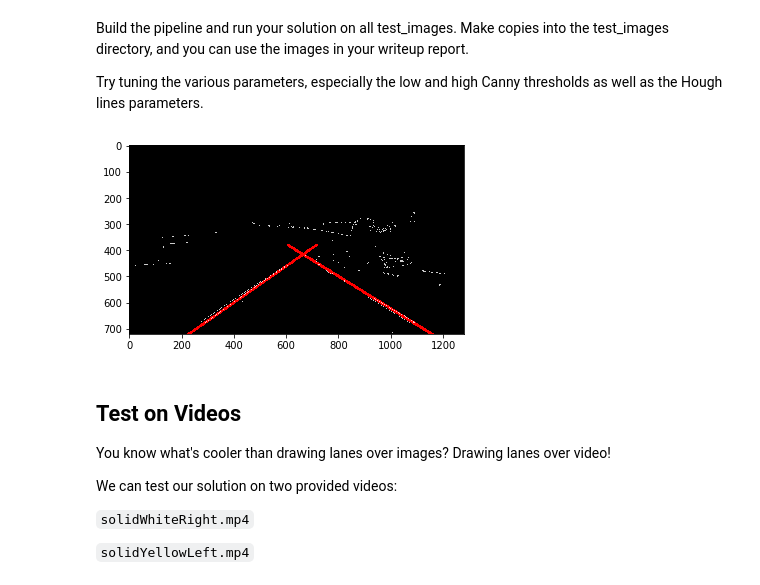
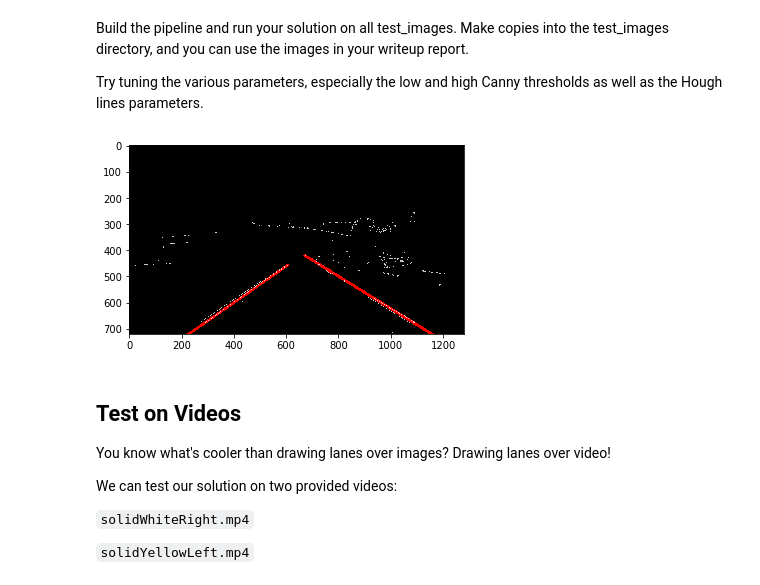
Before and after one commit to rtsaad/CarND-LaneLines-P1, a Jupyter notebook: P1.ipynb, the cells around one changed output. Saved outputs shown, nothing was run; the diff lists cells and outputs as text; code cells hidden in the pictures.

```diff
--- a/P1.ipynb
+++ b/P1.ipynb
@@ -319,36 +319,36 @@ def add_lines(img):
     high_threshold = 150
     edges = canny(blur_gray, low_threshold, high_threshold)
     #apply mask to remove non interest area
-    vertices = np.array([[(0,imshape[0]),(420,330),(510, 330),(imshape[1], imshape[0])]], dtype=np.int32)
+    vertices = np.array([[(0,imshape[0]),(420,320),(510, 320),(imshape[1], imshape[0])]], dtype=np.int32)
     masked = region_of_interest(edges, vertices)
     #apply Hough Transform and draw the lines
     rho = 2
     theta = 1*(np.pi/180)
     threshold = 35
     min_line_len = 30
     max_line_gap = 50
     line_image = hough_lines(masked, rho, theta, threshold, min_line_len, max_line_gap)
     #create a "color" binary image to combine with line image
     color_edges = np.dstack((edges, edges, edges))
     line_edges = weighted_img(line_image, color_edges)
     #show image for debug
     plt.imshow(line_edges)
     return line_image
 
 for f in os.listdir(PATH):
     #check if it is a copy or an original image
     if f.find('copy') != -1:
         #ignore, copy image
         continue
     #open image
     img = mpimg.imread(PATH + f)
     #identify and draw lines
     img_lines = add_lines(img)
     #save image
     result = weighted_img(img_lines, img)
     mpimg.imsave(PATH + "copy_" + f, result)
 # %% [output]
-[figure, old version]
+[figure, new version]
 # %% [markdown]
 ## Test on Videos
 
```
Also changed, not shown: parts of 3 cells of this notebook, 3 other files.
